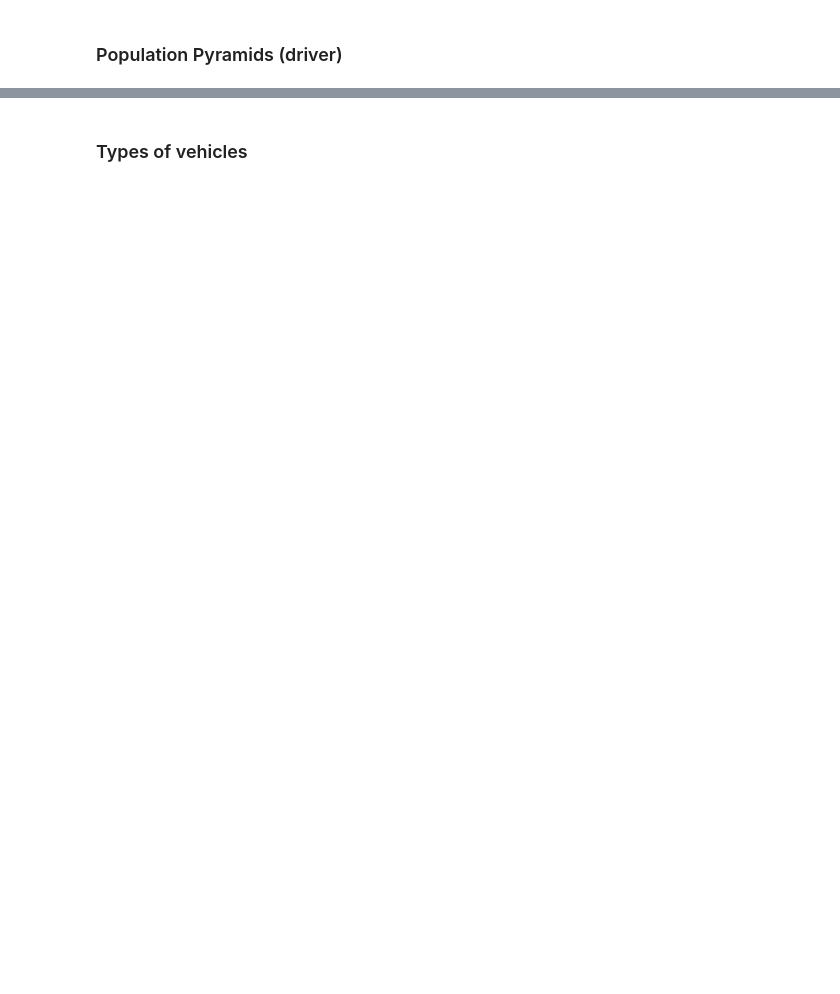
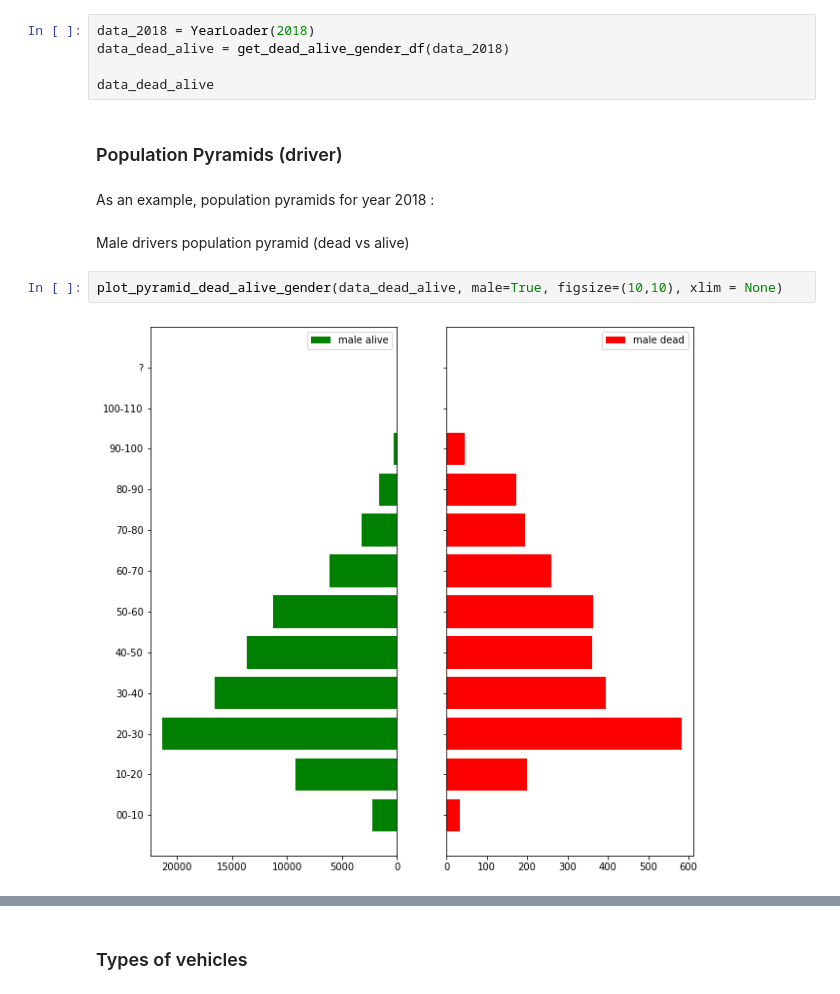
Before and after one commit to sinitame/epfl-ada-project, a Jupyter notebook: notebooks/milestone-2.ipynb, the cells around one changed output, grey strips where cells are left out. Saved outputs shown, nothing was run; the diff lists cells and outputs as text; blank space fills up the shorter version.

Commit message:
population_pyramid_helpers fix and part 1 milestone2 notebook

```diff
--- a/notebooks/milestone-2.ipynb
+++ b/notebooks/milestone-2.ipynb
@@ -14,5 +20,18 @@ The goal of the introduction is to present key figures of the dataset.
 ### Gravity, number of injuries, ...
 # %% [markdown]
 ## 1. Be the right person ..
+# %%
+data_2018 = YearLoader(2018)
+data_dead_alive = get_dead_alive_gender_df(data_2018)
+
+data_dead_alive
 # %% [markdown]
 ### Population Pyramids (driver)
+# %% [markdown]
+As an example, population pyramids for year 2018 :
+# %% [markdown]
+Male drivers population pyramid (dead vs alive)
+# %%
+plot_pyramid_dead_alive_gender(data_dead_alive, male=True, figsize=(10,10), xlim = None)
+# %% [output]
+[figure, added]
```
Also changed, not shown: parts of 6 cells of this notebook, 2 other files.
